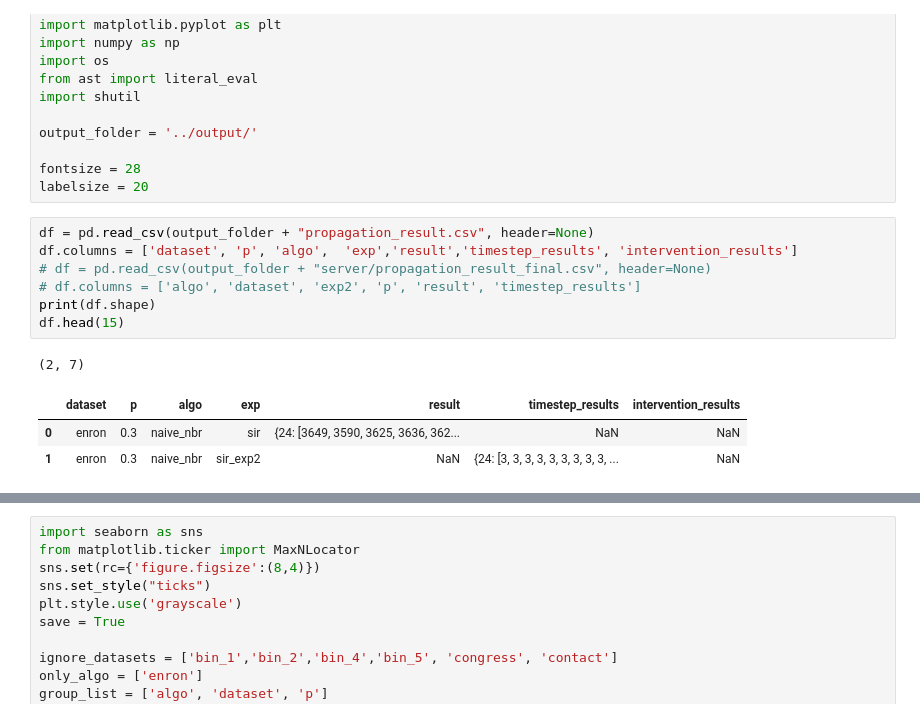
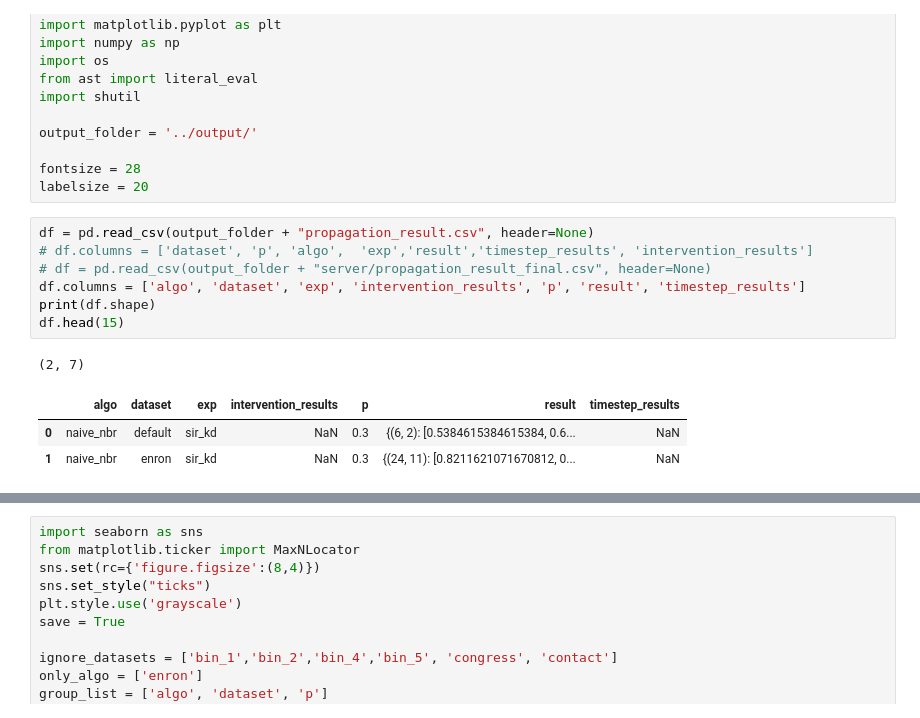
Before and after one commit to toggled/vldbsubmission, a Jupyter notebook: python_src/propagationPlots_bishwa.ipynb, the cells around one changed output, grey strips where cells are left out. Cells and saved outputs as stored; diff of their text form.

```diff
--- a/python_src/propagationPlots_bishwa.ipynb
+++ b/python_src/propagationPlots_bishwa.ipynb
@@ -14,16 +14,16 @@ fontsize = 28
 labelsize = 20
 # %%
 df = pd.read_csv(output_folder + "propagation_result.csv", header=None)
-df.columns = ['dataset', 'p', 'algo',  'exp','result','timestep_results', 'intervention_results']
+# df.columns = ['dataset', 'p', 'algo',  'exp','result','timestep_results', 'intervention_results']
 # df = pd.read_csv(output_folder + "server/propagation_result_final.csv", header=None)
-# df.columns = ['algo', 'dataset', 'exp2', 'p', 'result', 'timestep_results']
+df.columns = ['algo', 'dataset', 'exp', 'intervention_results', 'p', 'result', 'timestep_results']
 print(df.shape)
 df.head(15)
 # %% [output]
 (2, 7)
-|  | dataset | p | algo | exp | result | timestep_results | intervention_results |
-| 0 | enron | 0.3 | naive_nbr | sir | {24: [3649, 3590, 3625, 3636, 362... | NaN | NaN |
-| 1 | enron | 0.3 | naive_nbr | sir_exp2 | NaN | {24: [3, 3, 3, 3, 3, 3, 3, 3, 3, ... | NaN |
+|  | algo | dataset | exp | intervention_results | p | result | timestep_results |
+| 0 | naive_nbr | default | sir_kd | NaN | 0.3 | {(6, 2): [0.5384615384615384, 0.6... | NaN |
+| 1 | naive_nbr | enron | sir_kd | NaN | 0.3 | {(24, 11): [0.8211621071670812, 0... | NaN |
 # %%
 import seaborn as sns
 # from matplotlib.ticker import MaxNLocator
```
Also changed, not shown: parts of 16 cells of this notebook, 23 other files.
